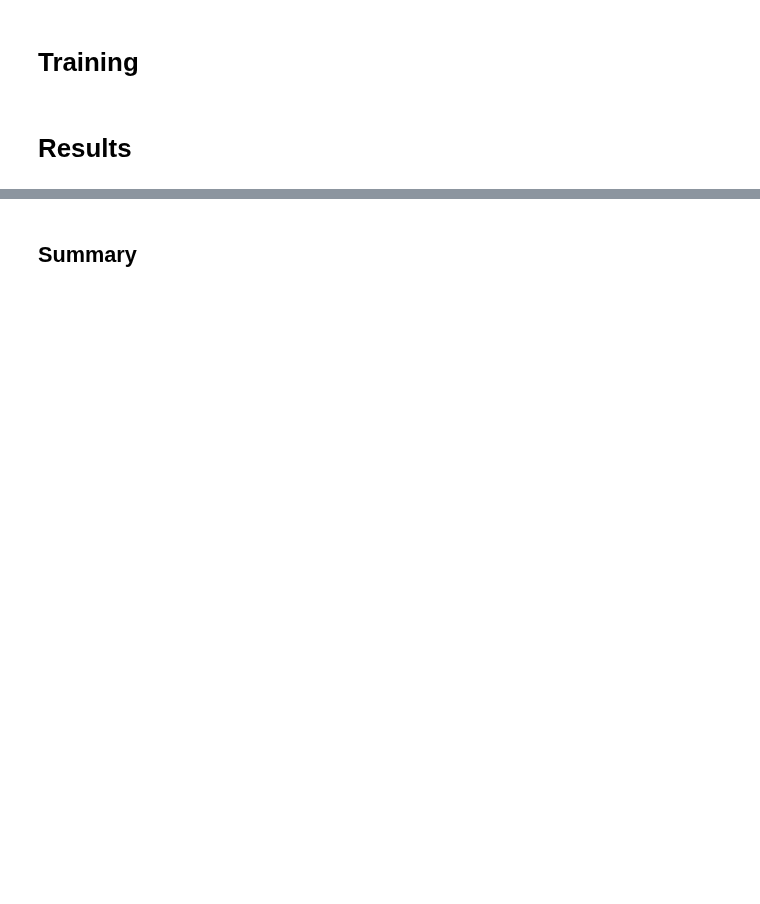
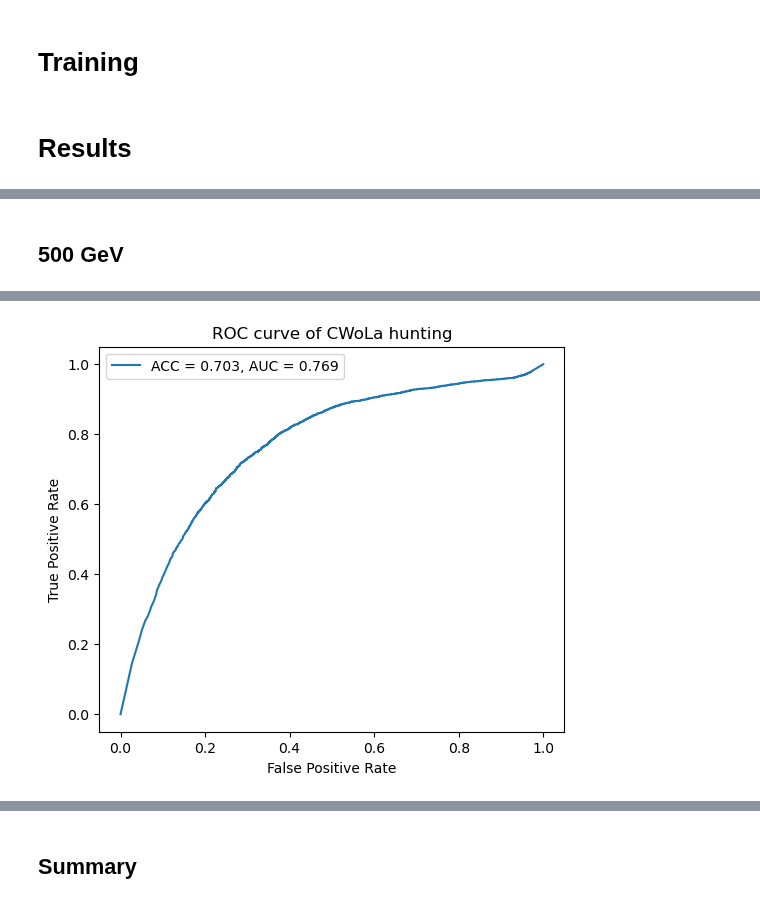
Before and after one commit to r10222035/data_augmentation, a Jupyter notebook: CWoLa_hunting.ipynb, the cells around one changed output, grey strips where cells are left out. Saved outputs shown, nothing was run; the diff lists cells and outputs as text; code cells hidden in the pictures; blank space fills up the shorter version.

```diff
--- a/CWoLa_hunting.ipynb
+++ b/CWoLa_hunting.ipynb
@@ -573,0 +657,41 @@ plt.show()
+# %% [markdown]
+## 500 GeV
+# %%
+# Testing results on true label sample
+d_col = [10,11,12,13,15]
+true_label_path = f'./Sample/DNN/min_dR_500GeV_test.npy'
+X_test, y_test = load_samples(true_label_path, delete_col=d_col)
+
+# Training results
+loaded_model_name = f'./DNN/DNN_models/DNN_best_model_CWoLa_hunting_w_sig_500GeV/'
+loaded_model = tf.keras.models.load_model(loaded_model_name)
+true_label_results = loaded_model.evaluate(x=X_test, y=y_test)
+
+if true_label_results[1] < 0.5:
+    y_test = y_test[:,[1,0]]
+    true_label_results = loaded_model.evaluate(x=X_test, y=y_test)
+print(f'True label: Testing Loss = {true_label_results[0]:.3}, Testing Accuracy = {true_label_results[1]:.3}')
+
+# Compute AUC
+labels = y_test
+predictions = loaded_model.predict(X_test)
+
+y_test = np.argmax(labels, axis=1)
+y_prob = np.array(predictions)
+
+i = 1
+true_label_AUC = roc_auc_score(y_test==i,  y_prob[:,i])
+
+fig, ax = plt.subplots(1, 1, figsize=(6,5))
+
+fpr, tpr, thresholds = roc_curve(y_test==i, y_prob[:,i])
+ax.plot(fpr, tpr, label = f'ACC = {true_label_results[1]:.3f}, AUC = {true_label_AUC:.3f}')
+
+ax.set_title(f'ROC curve of CWoLa hunting')
+ax.set_xlabel('False Positive Rate')
+ax.set_ylabel('True Positive Rate')
+ax.legend()
+
+# plt.savefig('./figures/ROC_CWoLa_hunting_1000GeV.png', dpi=300, facecolor='White', bbox_inches='tight')
+plt.show()
+# %% [output]
@@ -573,0 +701 @@ plt.show()
+[figure, added]
```
Also changed, not shown: parts of 38 cells of this notebook, 9 other files.
